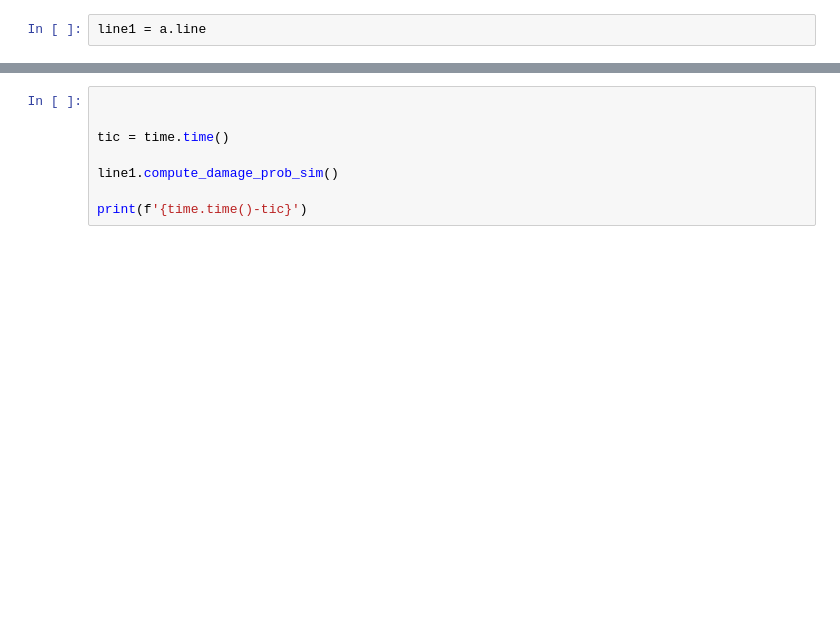
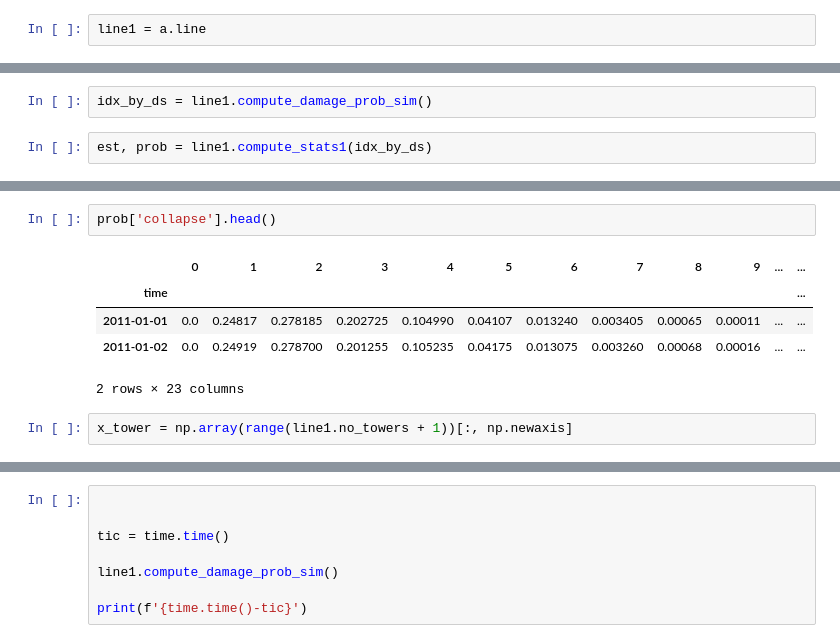
Before and after one commit to GeoscienceAustralia/wistl, a Jupyter notebook: Untitled.ipynb, the cells around one changed output, grey strips where cells are left out. Drawn from its saved outputs; the diff is of its cells as text; blank space fills up the shorter version.

```diff
--- a/Untitled.ipynb
+++ b/Untitled.ipynb
@@ -214,0 +349,4 @@ line1.compute_damage_prob_sim_given_sim1(0)
+# %%
+idx_by_ds = line1.compute_damage_prob_sim()
+# %%
+est, prob = line1.compute_stats1(idx_by_ds)
@@ -214,0 +366,10 @@ line1.compute_damage_prob_sim_given_sim1(0)
+# %%
+prob['collapse'].head()
+# %% [output]
+|  | 0 | 1 | 2 | 3 | 4 | 5 | 6 | 7 | 8 | 9 | ... | ... |
+| time |  |  |  |  |  |  |  |  |  |  |  | ... |
+| 2011-01-01 | 0.0 | 0.24817 | 0.278185 | 0.202725 | 0.104990 | 0.04107 | 0.013240 | 0.003405 | 0.00065 | 0.00011 | ... | ... |
+| 2011-01-02 | 0.0 | 0.24919 | 0.278700 | 0.201255 | 0.105235 | 0.04175 | 0.013075 | 0.003260 | 0.00068 | 0.00016 | ... | ... |
+2 rows × 23 columns
+# %%
+x_tower = np.array(range(line1.no_towers + 1))[:, np.newaxis]
```
Also changed, not shown: parts of 35 cells of this notebook, 4 other files.
